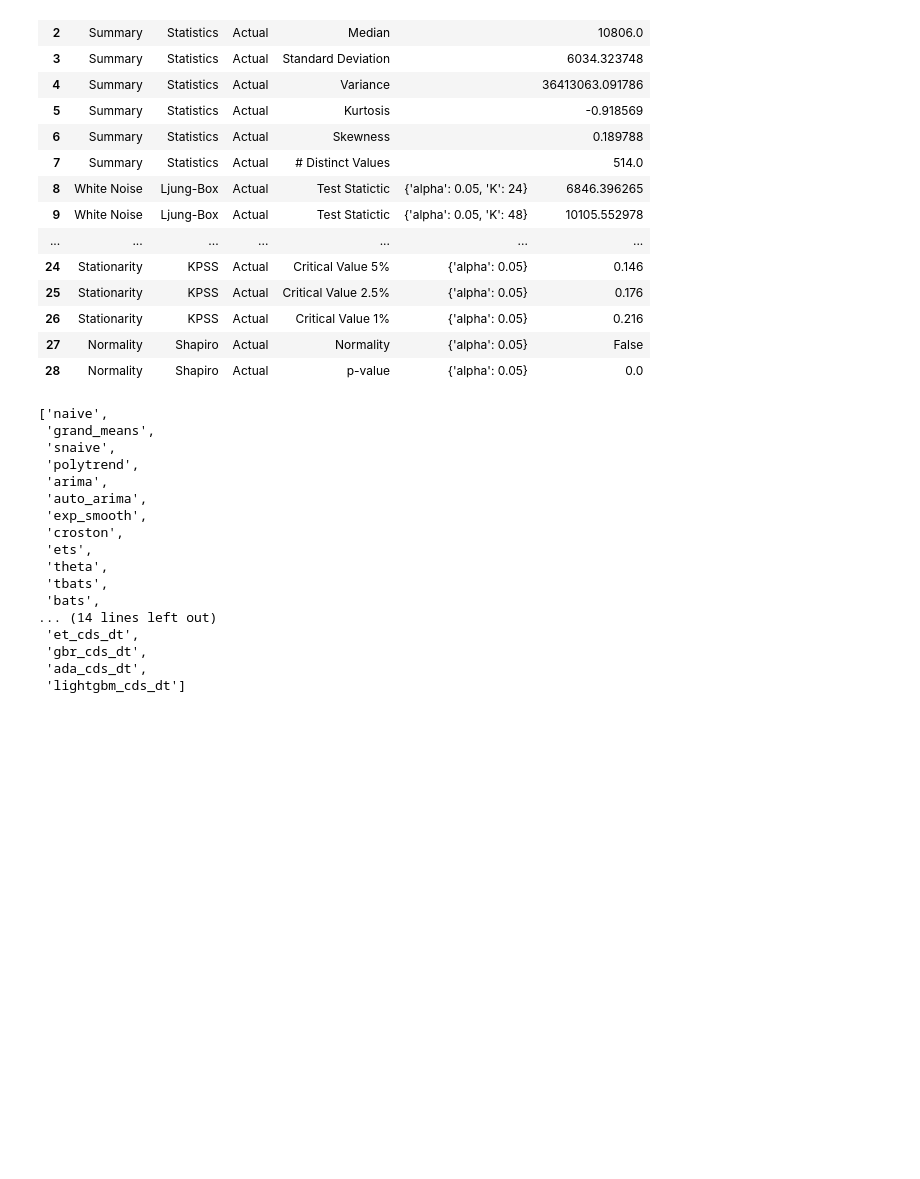
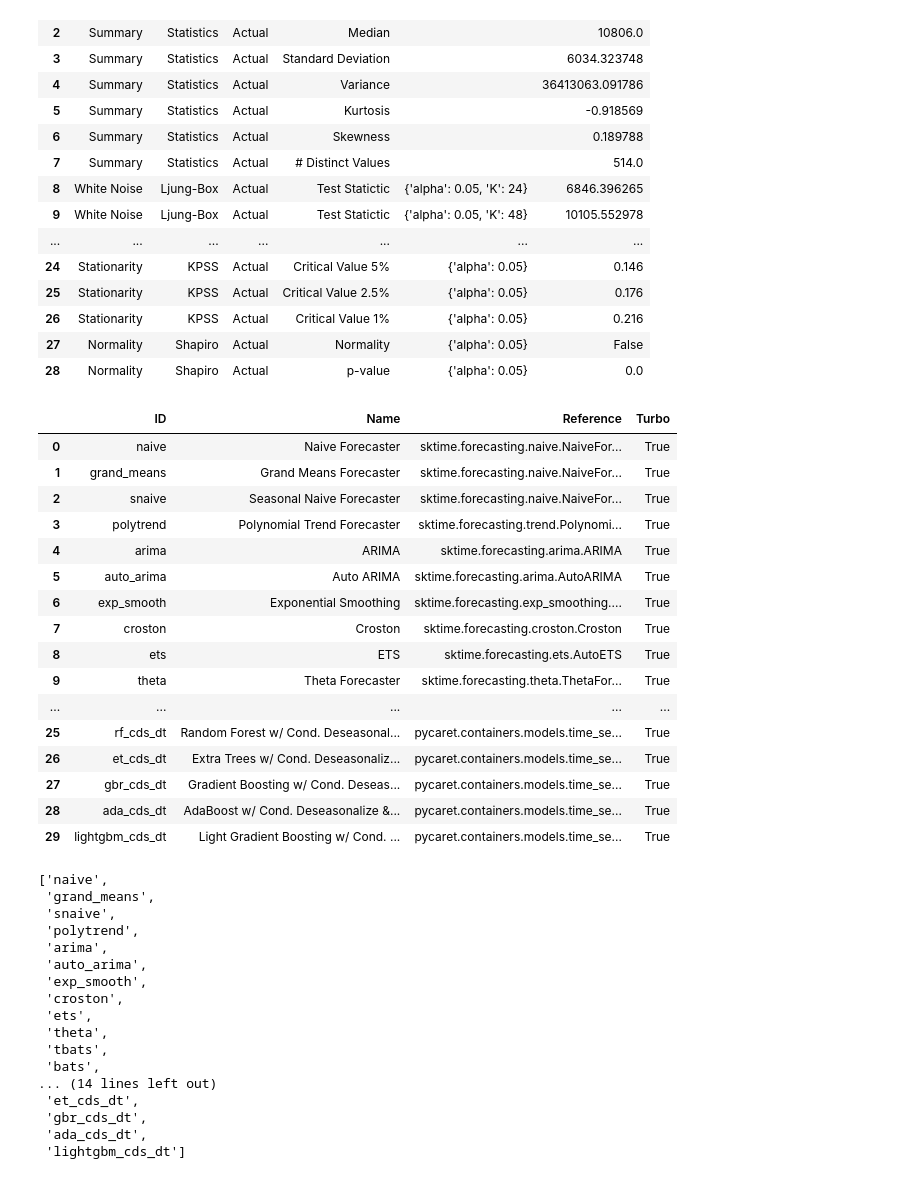
Before and after one commit to lutimoth/Tourism-Forecasting, a Jupyter notebook: Notebooks/Modeling with Pycaret.ipynb, the cells around one changed output. Saved outputs shown, nothing was run; the diff lists cells and outputs as text; code cells hidden in the pictures; blank space fills up the shorter version.

```diff
--- a/Notebooks/Modeling with Pycaret.ipynb
+++ b/Notebooks/Modeling with Pycaret.ipynb
@@ -132,4 +132,26 @@ exp.check_stats()
 | 26 | Stationarity | KPSS | Actual | Critical Value 1% | {'alpha': 0.05} | 0.216 |
 | 27 | Normality | Shapiro | Actual | Normality | {'alpha': 0.05} | False |
 | 28 | Normality | Shapiro | Actual | p-value | {'alpha': 0.05} | 0.0 |
+# %%
+models = exp.models()
+models = models.reset_index()
+models
+# %% [output]
+|  | ID | Name | Reference | Turbo |
+| 0 | naive | Naive Forecaster | sktime.forecasting.naive.NaiveFor... | True |
+| 1 | grand_means | Grand Means Forecaster | sktime.forecasting.naive.NaiveFor... | True |
+| 2 | snaive | Seasonal Naive Forecaster | sktime.forecasting.naive.NaiveFor... | True |
+| 3 | polytrend | Polynomial Trend Forecaster | sktime.forecasting.trend.Polynomi... | True |
+| 4 | arima | ARIMA | sktime.forecasting.arima.ARIMA | True |
+| 5 | auto_arima | Auto ARIMA | sktime.forecasting.arima.AutoARIMA | True |
+| 6 | exp_smooth | Exponential Smoothing | sktime.forecasting.exp_smoothing.... | True |
+| 7 | croston | Croston | sktime.forecasting.croston.Croston | True |
+| 8 | ets | ETS | sktime.forecasting.ets.AutoETS | True |
+| 9 | theta | Theta Forecaster | sktime.forecasting.theta.ThetaFor... | True |
+| ... | ... | ... | ... | ... |
+| 25 | rf_cds_dt | Random Forest w/ Cond. Deseasonal... | pycaret.containers.models.time_se... | True |
+| 26 | et_cds_dt | Extra Trees w/ Cond. Deseasonaliz... | pycaret.containers.models.time_se... | True |
+| 27 | gbr_cds_dt | Gradient Boosting w/ Cond. Deseas... | pycaret.containers.models.time_se... | True |
+| 28 | ada_cds_dt | AdaBoost w/ Cond. Deseasonalize &... | pycaret.containers.models.time_se... | True |
+| 29 | lightgbm_cds_dt | Light Gradient Boosting w/ Cond. ... | pycaret.containers.models.time_se... | True |
 # %%
```
Also changed, not shown: parts of 14 cells of this notebook, 3 other files.
